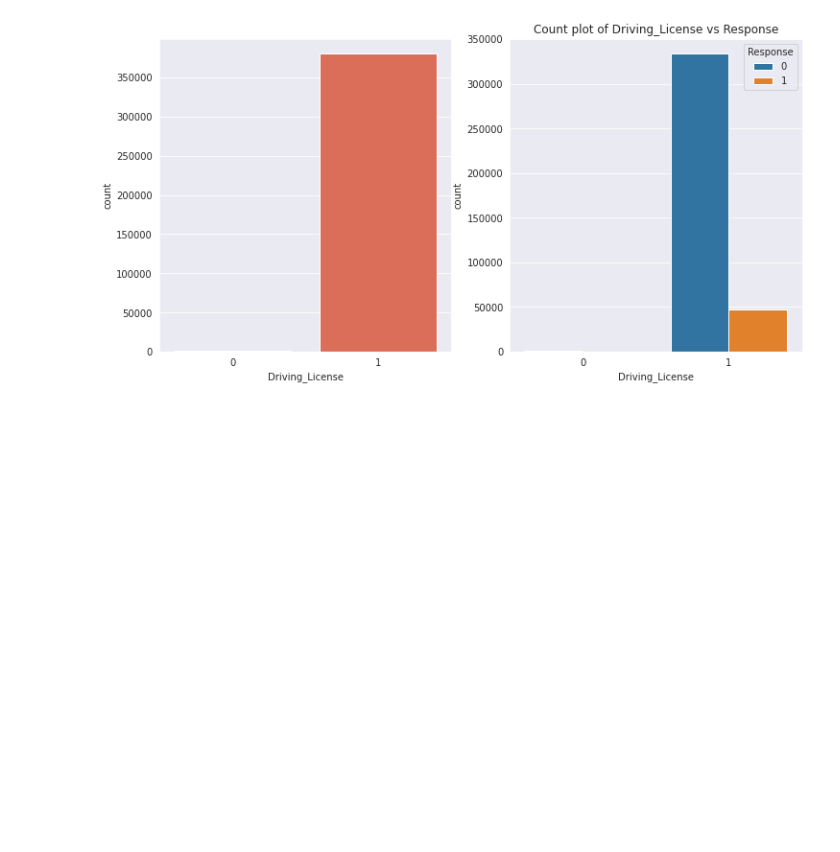
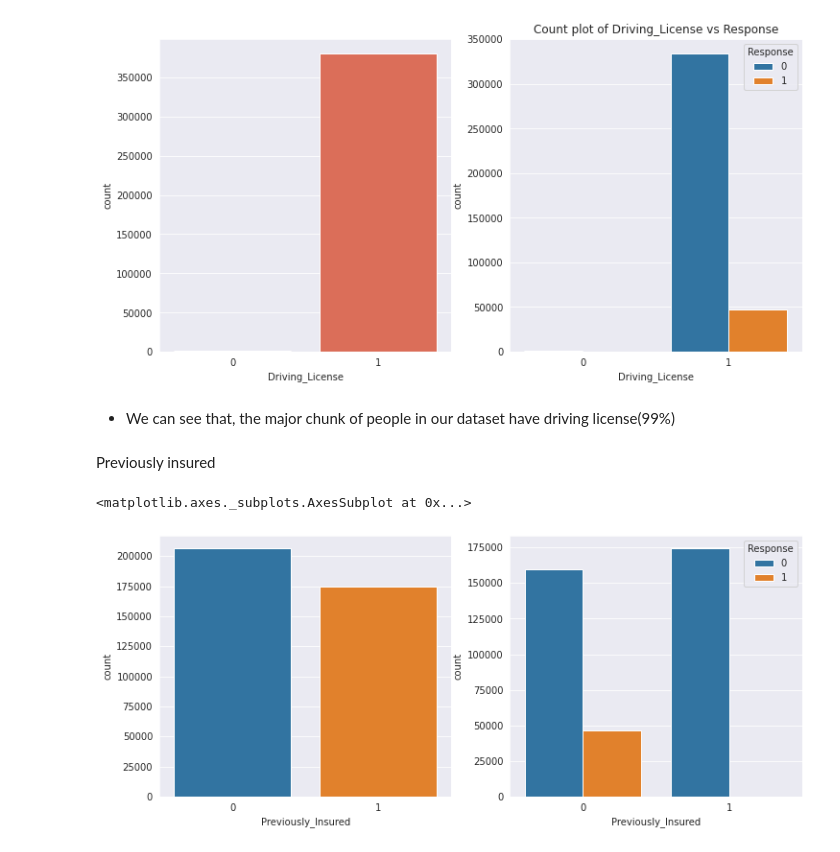
Before and after one commit to LikhithRam/Insurance-cross-sell, a Jupyter notebook: All_stars_ML_Health_insurance_cross_sell.ipynb, the cells around one changed output. Drawn from its saved outputs; the diff is of its cells as text; code cells hidden in the pictures; blank space fills up the shorter version.

```diff
--- a/All_stars_ML_Health_insurance_cross_sell.ipynb
+++ b/All_stars_ML_Health_insurance_cross_sell.ipynb
@@ -252,3 +254,16 @@ Percentage of  Driving_License feature
 Name: Driving_License, dtype: float64
 <matplotlib.axes._subplots.AxesSubplot at 0x...>
 [figure]
+# %% [markdown]
+- We can see that, the major chunk of people in our dataset have driving license(99%)
+# %% [markdown]
+Previously insured
+# %%
+#Checking the distribution of people if they were previously insured along with their responses
+f,ax = plt.subplots(nrows=1,ncols=2,figsize=(12,5))
+axx = ax.flatten()
+sns.countplot(df['Previously_Insured'],ax = axx[0])
+sns.countplot('Previously_Insured', hue = 'Response',ax =axx[1],data = df)
+# %% [output]
+<matplotlib.axes._subplots.AxesSubplot at 0x...>
+[figure, added]
```
Also changed, not shown: parts of 12 cells of this notebook.
